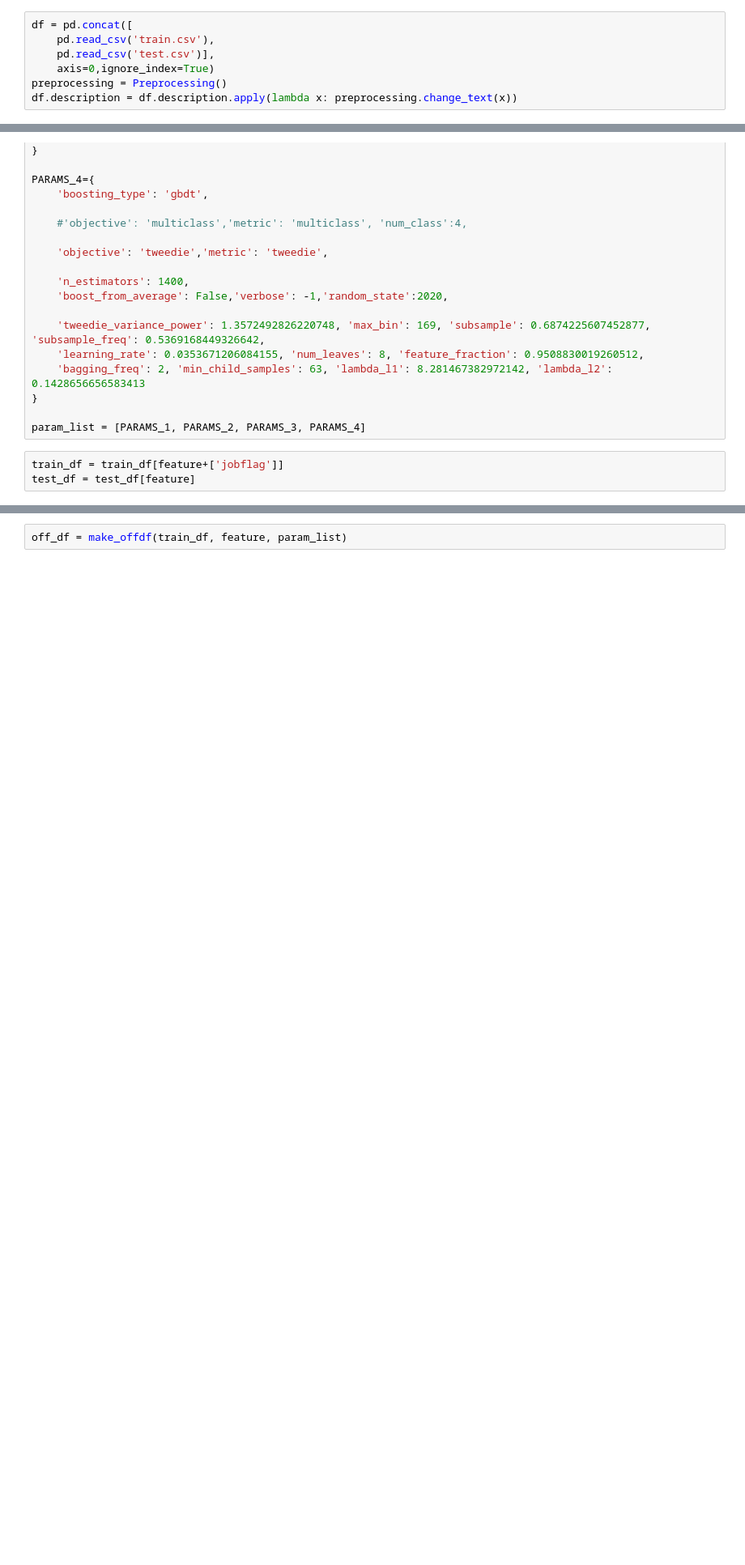
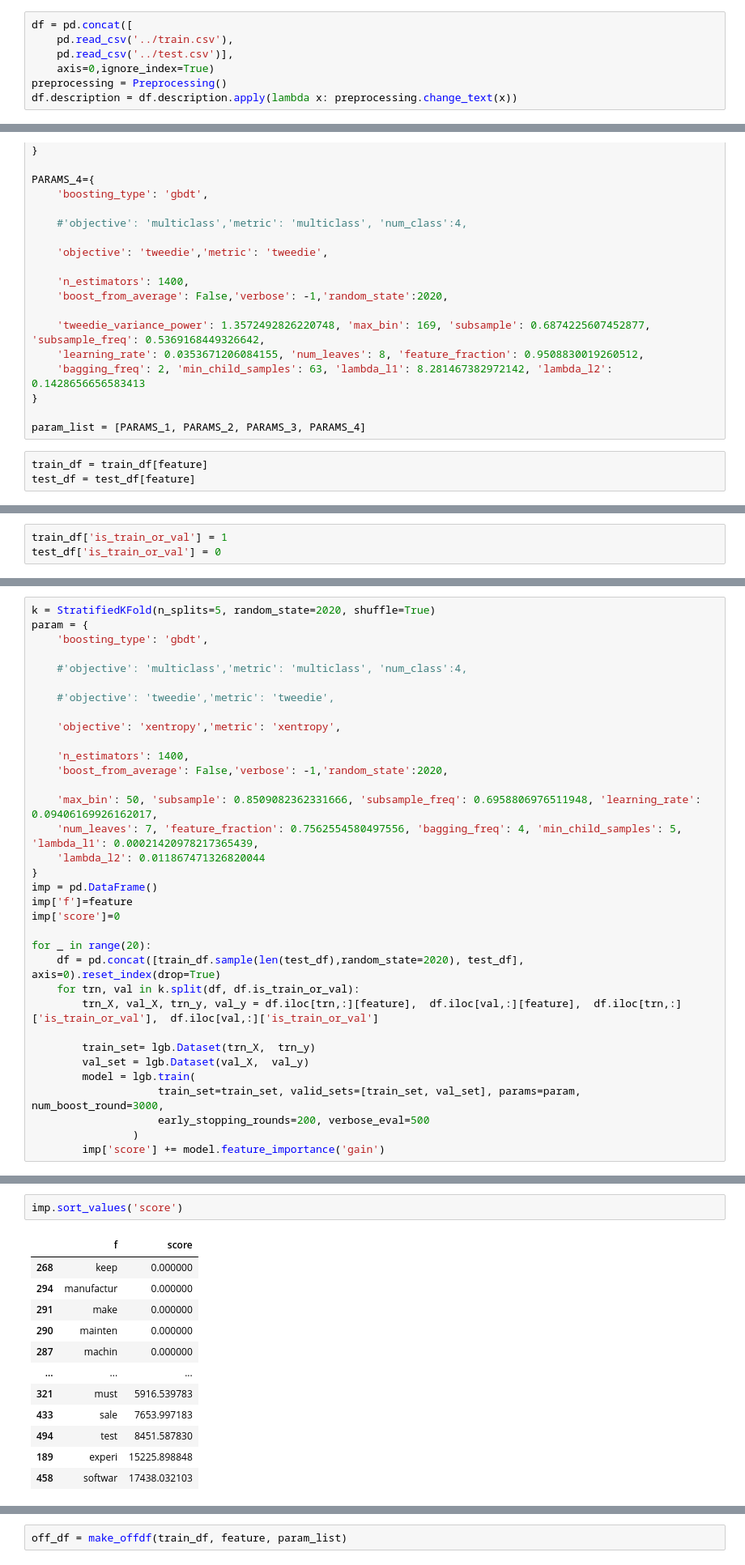
Before and after one commit to M0T0-2020/signate2020, a Jupyter notebook: lightgbm_modeling-tfidf-2.ipynb, the cells around one changed output, grey strips where cells are left out. Shown: that part at 81% size. Cells and saved outputs as stored; diff of their text form; blank space fills up the shorter version.

```diff
--- a/lightgbm_modeling-tfidf-Copy1.ipynb
+++ b/lightgbm_modeling-tfidf-2.ipynb
@@ -230,8 +233,8 @@ class Null_Importance:
         return null_importance
 # %%
 df = pd.concat([
-    pd.read_csv('train.csv'),
-    pd.read_csv('test.csv')],
+    pd.read_csv('../train.csv'),
+    pd.read_csv('../test.csv')],
     axis=0,ignore_index=True)
 preprocessing = Preprocessing()
 df.description = df.description.apply(lambda x: preprocessing.change_text(x))
@@ -350,5 +353,5 @@ PARAMS_4={
 
 param_list = [PARAMS_1, PARAMS_2, PARAMS_3, PARAMS_4]
 # %%
-train_df = train_df[feature+['jobflag']]
+train_df = train_df[feature]
 test_df = test_df[feature]
@@ -404,0 +358,3 @@ def make_offdf(train_df, feature, params_list):
+# %%
+train_df['is_train_or_val'] = 1
+test_df['is_train_or_val'] = 0
@@ -404,0 +365,34 @@ def make_offdf(train_df, feature, params_list):
+# %%
+k = StratifiedKFold(n_splits=5, random_state=2020, shuffle=True)
+param = {
+    'boosting_type': 'gbdt',
+
+    #'objective': 'multiclass','metric': 'multiclass', 'num_class':4,
+
+    #'objective': 'tweedie','metric': 'tweedie',
+
+    'objective': 'xentropy','metric': 'xentropy',
+
+    'n_estimators': 1400,
+    'boost_from_average': False,'verbose': -1,'random_state':2020,
+
+    'max_bin': 50, 'subsample': 0.8509082362331666, 'subsample_freq': 0.6958806976511948, 'learning_rate': 0.09406169926162017,
+    'num_leaves': 7, 'feature_fraction': 0.7562554580497556, 'bagging_freq': 4, 'min_child_samples': 5, 'lambda_l1': 0.00021420978217365439,
+    'lambda_l2': 0.011867471326820044
+}
+imp = pd.DataFrame()
+imp['f']=feature
+imp['score']=0
+
+for _ in range(20):
+    df = pd.concat([train_df.sample(len(test_df),random_state=2020), test_df], axis=0).reset_index(drop=True)
+    for trn, val in k.split(df, df.is_train_or_val):
+        trn_X, val_X, trn_y, val_y = df.iloc[trn,:][feature],  df.iloc[val,:][feature],  df.iloc[trn,:]['is_train_or_val'],  df.iloc[val,:]['is_train_or_val']
+
+        train_set= lgb.Dataset(trn_X,  trn_y)
+        val_set = lgb.Dataset(val_X,  val_y)
+        model = lgb.train(
+                    train_set=train_set, valid_sets=[train_set, val_set], params=param, num_boost_round=3000,
+                    early_stopping_rounds=200, verbose_eval=500
+                )
+        imp['score'] += model.feature_importance('gain')
@@ -404,0 +417,15 @@ def make_offdf(train_df, feature, params_list):
+# %%
+imp.sort_values('score')
+# %% [output]
+|  | f | score |
+| 268 | keep | 0.000000 |
+| 294 | manufactur | 0.000000 |
+| 291 | make | 0.000000 |
+| 290 | mainten | 0.000000 |
+| 287 | machin | 0.000000 |
+| ... | ... | ... |
+| 321 | must | 5916.539783 |
+| 433 | sale | 7653.997183 |
+| 494 | test | 8451.587830 |
+| 189 | experi | 15225.898848 |
+| 458 | softwar | 17438.032103 |
```
Also changed, not shown: parts of 7 cells of this notebook, 2 other files.
